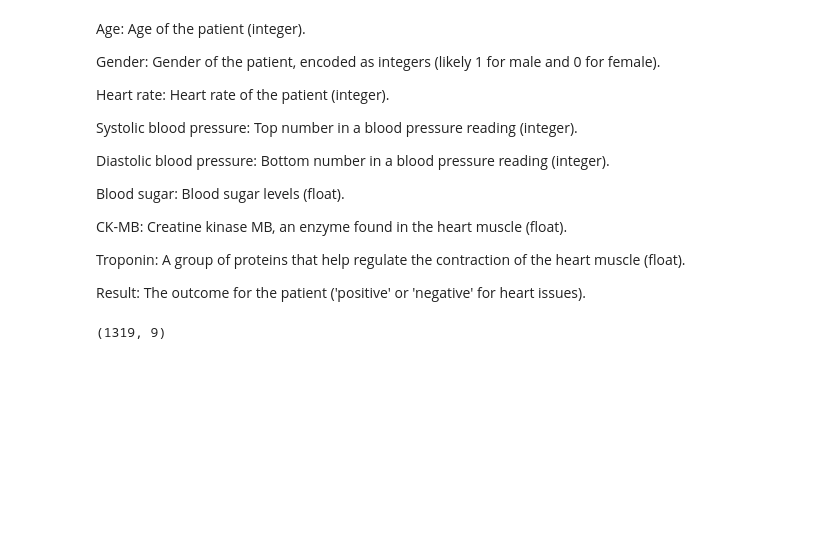
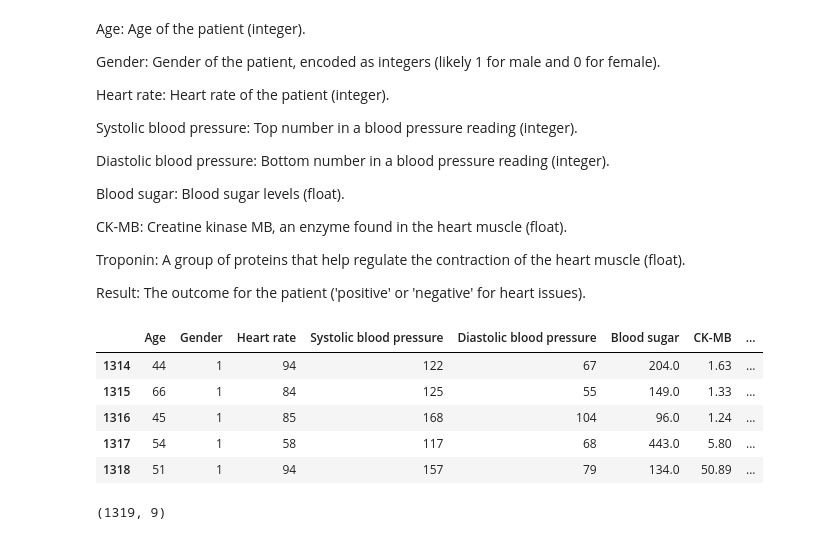
Before and after one commit to berkinKagan/DataVis, a Jupyter notebook: Miniproject_template (1).ipynb, the cells around one changed output. Saved outputs shown, nothing was run; the diff lists cells and outputs as text; code cells hidden in the pictures; blank space fills up the shorter version.

```diff
--- a/Miniproject_template (1).ipynb
+++ b/Miniproject_template (1).ipynb
@@ -80,6 +84,16 @@ CK-MB: Creatine kinase MB, an enzyme found in the heart muscle (float).
 Troponin: A group of proteins that help regulate the contraction of the heart muscle (float).
 
 Result: The outcome for the patient ('positive' or 'negative' for heart issues).
+# %%
+# Displaying the last part of our data
+data.tail()
+# %% [output]
+|  | Age | Gender | Heart rate | Systolic blood pressure | Diastolic blood pressure | Blood sugar | CK-MB | ... |
+| 1314 | 44 | 1 | 94 | 122 | 67 | 204.0 | 1.63 | ... |
+| 1315 | 66 | 1 | 84 | 125 | 55 | 149.0 | 1.33 | ... |
+| 1316 | 45 | 1 | 85 | 168 | 104 | 96.0 | 1.24 | ... |
+| 1317 | 54 | 1 | 58 | 117 | 68 | 443.0 | 5.80 | ... |
+| 1318 | 51 | 1 | 94 | 157 | 79 | 134.0 | 50.89 | ... |
 # %%
 data.shape
 # %% [output]
```
Also changed, not shown: parts of 8 cells of this notebook.
